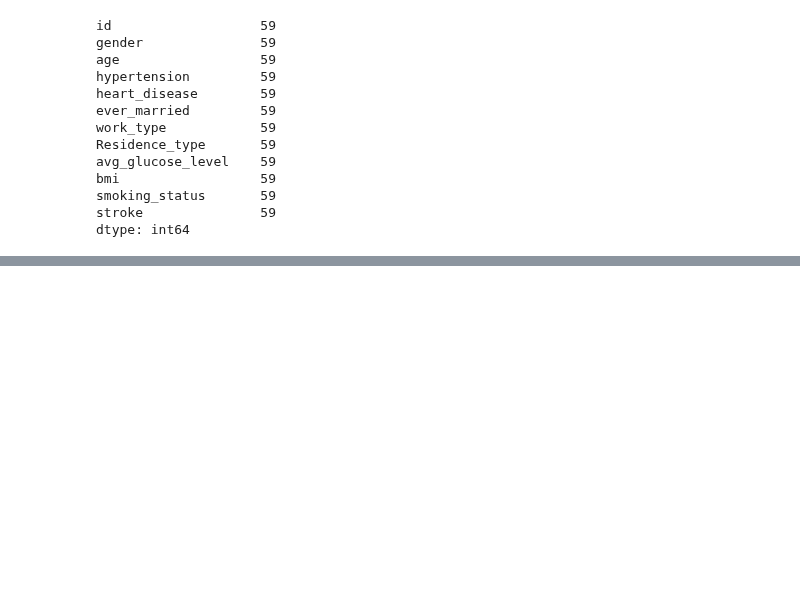
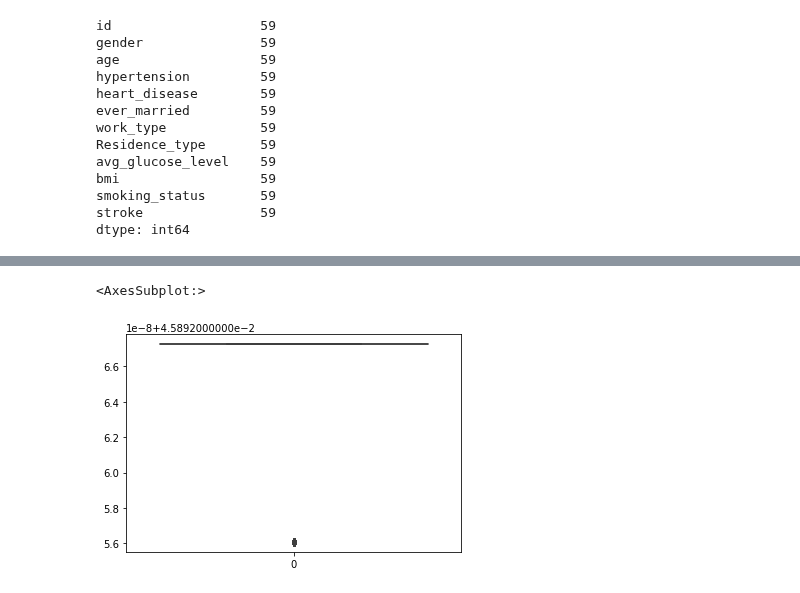
Before and after one commit to ksydata/DataAnalysis-with-Kaggle-Dacon, a Jupyter notebook: prob3_code.ipynb, the cells around one changed output, grey strips where cells are left out. Saved outputs shown, nothing was run; the diff lists cells and outputs as text; code cells hidden in the pictures; blank space fills up the shorter version.

```diff
--- a/prob3_code.ipynb
+++ b/prob3_code.ipynb
@@ -397,0 +467,24 @@ stroke
+# %%
+# 입력층 및 은닉층에 적용되는 활성화 함수(input layers and activation function)
+# 첫번째 은닉층(hidden layers)
+ANN.add(Dense(22, activation = "relu"))
+    # 입력 노드(특성) 22개, 첫번째 은닉 계층 12개
+    # 활성화 함수 : ReLu(정류 선형 규칙의 비선형 변환함수)
+
+# 두번째 은닉층
+ANN.add(Dense(12, activation = "relu"))
+
+# 출력층(output layers)
+ANN.add(Dense(1, activation = "sigmoid"))
+    # 이진 분류 목적 츨력계층의 활성화 함수 : sigmoid, softmax
+# %%
+ANN.compile(
+    optimizer = "adam",
+    loss = "binary_crossentropy",
+    metrics = ["accuracy"]
+)
+    # 최적화를 위해 가중치 변경하는 함수 Optimizer은 learning rate 즉, 스텝 방향과 스텝 사이즈 고려한 Adam(Adaptive Moment Estimation)
+    # 비용(손실)함수는 log loss(음의 로그 확률의 합)
+    # FN(거짓음성)에 대한 성능 지표 재현률, stroke(뇌졸중) 발병하였는데 이상이 없다고 오진(오분류)
+# %%
+ANN.fit(np.array(x_train),np.array(y_train), batch_size = 30, epochs = 200)
@@ -397,0 +510,2 @@ stroke
+# %%
+y_pred = ANN.predict(x_test)
@@ -397,0 +514,5 @@ stroke
+# %%
+sns.boxplot(data = y_pred)
+# %% [output]
+<AxesSubplot:>
+[figure, added]
```
Also changed, not shown: parts of 69 cells of this notebook.
